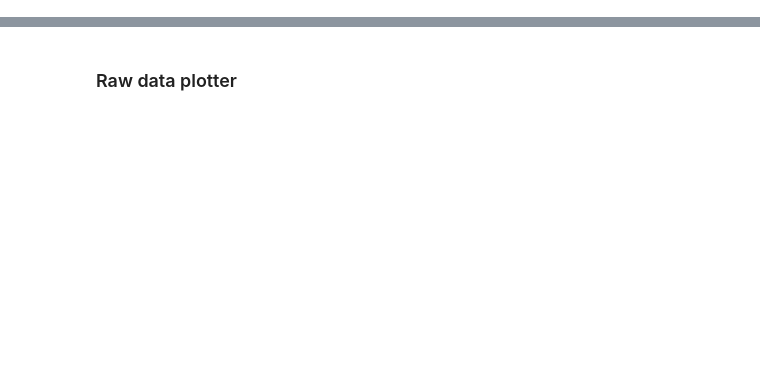
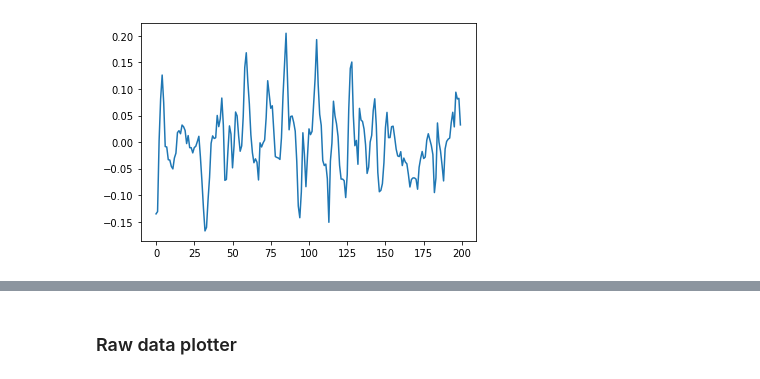
Before and after one commit to MartiyaZare/black-box-attack, a Jupyter notebook: data_plotter.ipynb, the cells around one changed output, grey strips where cells are left out. Drawn from its saved outputs; the diff is of its cells as text; code cells hidden in the pictures; blank space fills up the shorter version.

```diff
--- a/data_plotter.ipynb
+++ b/data_plotter.ipynb
@@ -4,0 +6,5 @@ import numpy as np
+# %%
+dataSet = loadData("adversarial_data_set_conv")
+plotOneSequenceFromData(dataSet,0,6)
+# %% [output]
+[figure, added]
```
Also changed, not shown: parts of 20 cells of this notebook, 13 other files.
